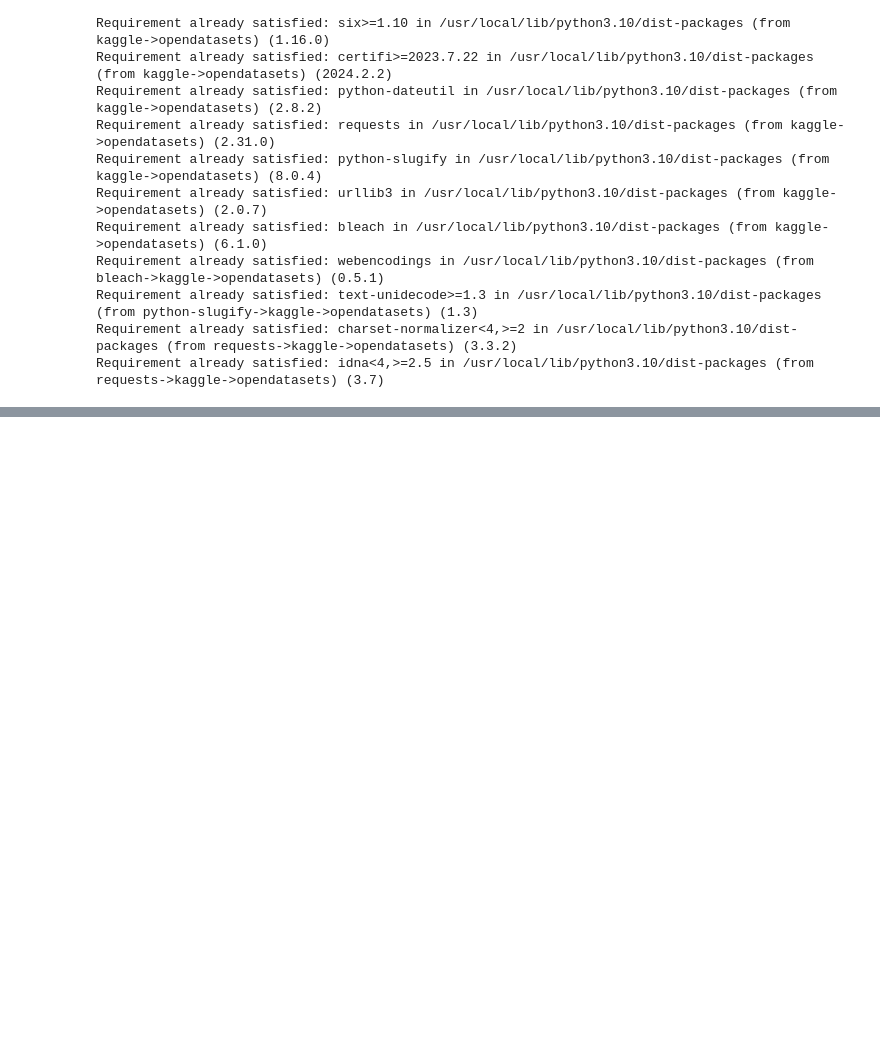
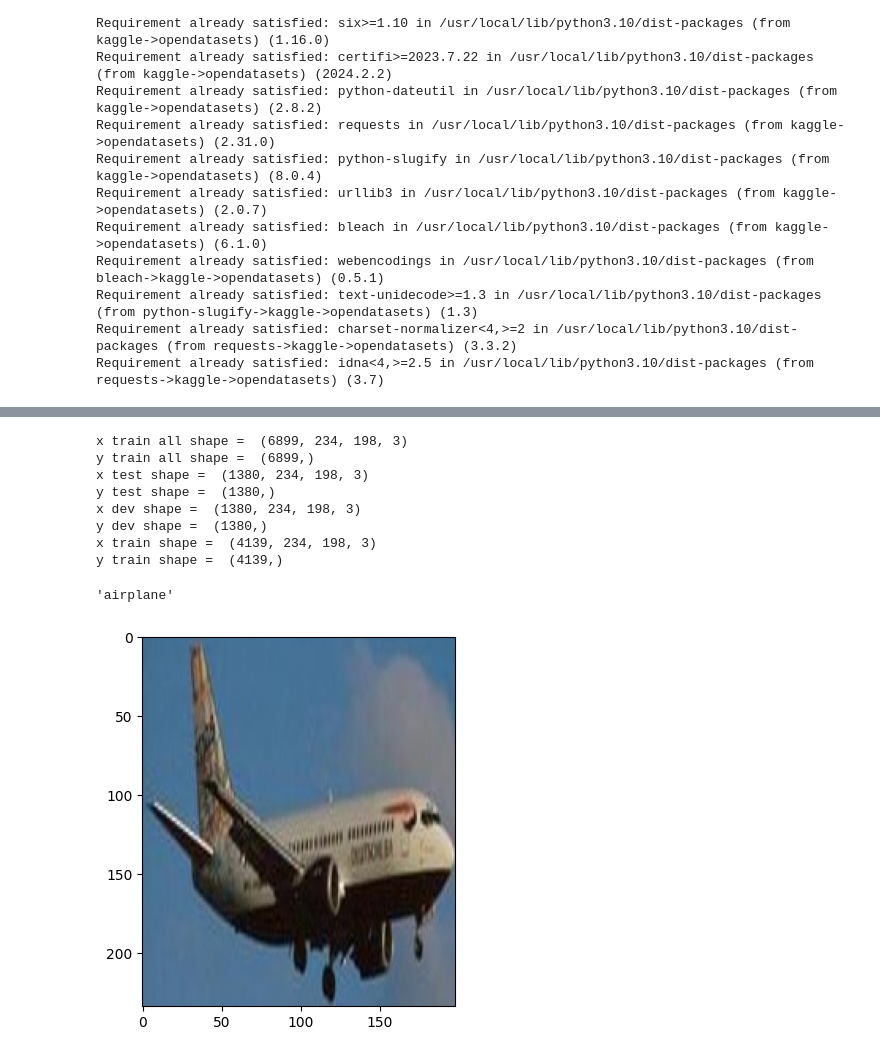
Before and after one commit to kevink02/CECS456Project, a Jupyter notebook: models/Kubota_CECS456Project.ipynb, the cells around one changed output, grey strips where cells are left out. Saved outputs shown, nothing was run; the diff lists cells and outputs as text; code cells hidden in the pictures; blank space fills up the shorter version.

Commit message:
Allowed resizing images and splitting up dataset

```diff
--- a/models/Kubota_CECS456Project.ipynb
+++ b/models/Kubota_CECS456Project.ipynb
@@ -94,0 +114,58 @@ PIL.JpegImagePlugin.JpegImageFile
+# %%
+# Starts splitting up the data
+
+
+'''
+For reference, output from HW 3 for set shapes
+x train all  (60000, 28, 28)
+y train all  (60000,)
+x train  (55000, 28, 28)
+y train  (55000,)
+x dev  (5000, 28, 28)
+y dev  (5000,)
+x test  (10000, 28, 28)
+y test  (10000,)
+'''
+
+# Maybe also try np.asarray and np.copy
+x_train_all = np.array(x_resized)
+y_train_all = np.array(y_raw)
+
+# Another working way to split the datasets
+# twenty_percent_split = int(m * 0.2)
+# x_test = x_train_all[:twenty_percent_split]
+# y_test = y_train_all[:twenty_percent_split]
+# x_dev = x_train_all[twenty_percent_split:2 * twenty_percent_split]
+# y_dev = y_train_all[twenty_percent_split:2 * twenty_percent_split]
+# x_train = x_train_all[2 * twenty_percent_split:]
+# y_train = y_train_all[2 * twenty_percent_split:]
+
+# Split the datasets
+# 60% training, 40% testing
+x_train, x_test_all, y_train, y_test_all = train_test_split(x_train_all, y_train_all, test_size = 0.4, random_state = 42)
+# From the 40% testing, it gets split into 20% validation and 20% (actual) testing
+x_dev, x_test, y_dev, y_test = train_test_split(x_test_all, y_test_all, test_size = 0.5, random_state = 42)
+
+print("x train all shape = ", x_train_all.shape)
+print("y train all shape = ", y_train_all.shape)
+print("x test shape = ", x_test.shape)
+print("y test shape = ", y_test.shape)
+print("x dev shape = ", x_dev.shape)
+print("y dev shape = ", y_dev.shape)
+print("x train shape = ", x_train.shape)
+print("y train shape = ", y_train.shape)
+
+testIndex = 1111
+plt.imshow(x_train_all[testIndex])
+y_train_all[testIndex]
+# %% [output]
+x train all shape =  (6899, 234, 198, 3)
+y train all shape =  (6899,)
+x test shape =  (1380, 234, 198, 3)
+y test shape =  (1380,)
+x dev shape =  (1380, 234, 198, 3)
+y dev shape =  (1380,)
+x train shape =  (4139, 234, 198, 3)
+y train shape =  (4139,)
+'airplane'
+[figure, added]
```
Also changed, not shown: parts of 5 cells of this notebook, 1 other file.
